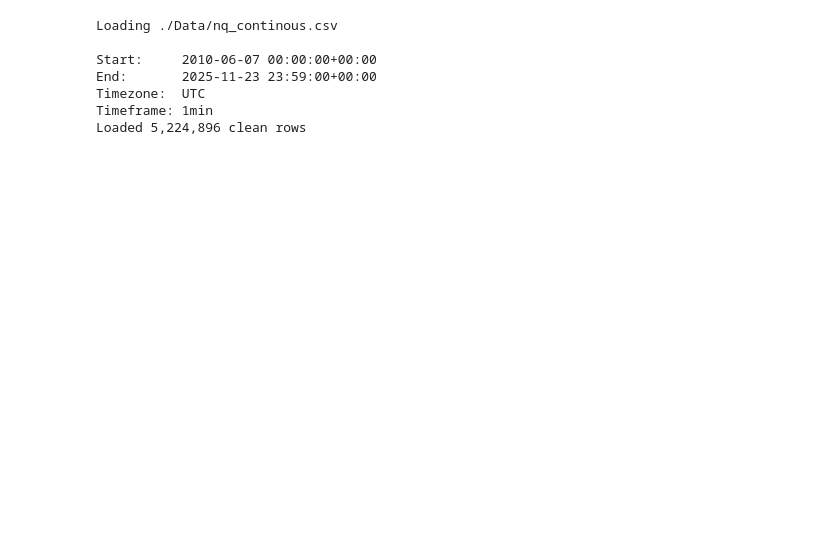
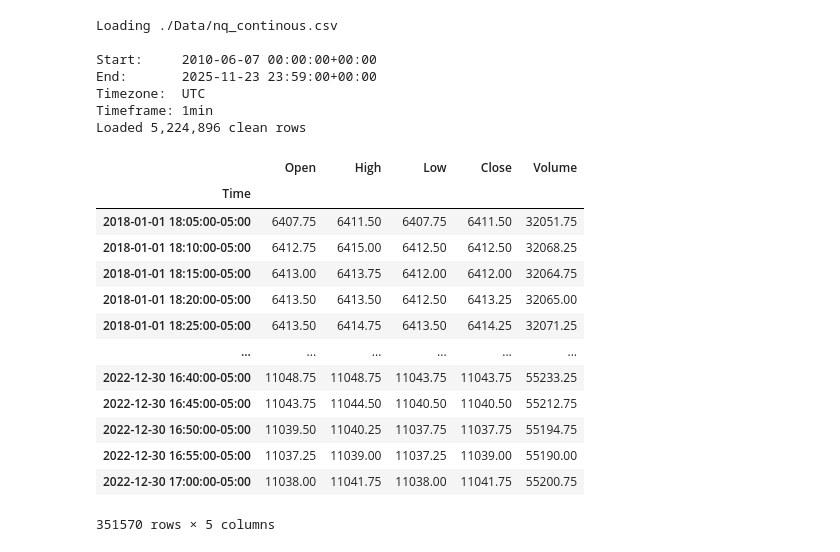
Before and after one commit to Rugbeatuno/RugbeatunoBacktestingSuite, a Jupyter notebook: ewmac8_32.ipynb, the cells around one changed output. Cells and saved outputs as stored; diff of their text form; code cells hidden in the pictures; blank space fills up the shorter version.

```diff
--- a/ewmac8_32.ipynb
+++ b/ewmac8_32.ipynb
@@ -7,19 +7,37 @@ import pandas_ta as ta
 from Engine.DataTimeseries import DataTimeseries
 from Engine.Backtester import Backtester
 # %%
-data = DataTimeseries('./Data/nq_continous.csv', 'NQ')
+data = DataTimeseries('./Data/nq_continous.csv')
 data.resample_data('5min')
 data.convert_timezone('America/New_York')
 
-df = data.get_ohlc_prices_series()
+data.slice(start_date=pd.Timestamp(year=2018, month=1, day=1))  # only include data after 2018
+IS_data, OOS_data = data.split(split_date=pd.Timestamp(year=2023, month=1, day=1))
+
+df = IS_data.get_ohlc_prices_series()
+df
 # %% [output]
 Loading ./Data/nq_continous.csv
 
 Start:     2010-06-07 00:00:00+00:00
 End:       2025-11-23 23:59:00+00:00
 Timezone:  UTC
 Timeframe: 1min
 Loaded 5,224,896 clean rows
+|  | Open | High | Low | Close | Volume |
+| Time |  |  |  |  |  |
+| 2018-01-01 18:05:00-05:00 | 6407.75 | 6411.50 | 6407.75 | 6411.50 | 32051.75 |
+| 2018-01-01 18:10:00-05:00 | 6412.75 | 6415.00 | 6412.50 | 6412.50 | 32068.25 |
+| 2018-01-01 18:15:00-05:00 | 6413.00 | 6413.75 | 6412.00 | 6412.00 | 32064.75 |
+| 2018-01-01 18:20:00-05:00 | 6413.50 | 6413.50 | 6412.50 | 6413.25 | 32065.00 |
+| 2018-01-01 18:25:00-05:00 | 6413.50 | 6414.75 | 6413.50 | 6414.25 | 32071.25 |
+| ... | ... | ... | ... | ... | ... |
+| 2022-12-30 16:40:00-05:00 | 11048.75 | 11048.75 | 11043.75 | 11043.75 | 55233.25 |
+| 2022-12-30 16:45:00-05:00 | 11043.75 | 11044.50 | 11040.50 | 11040.50 | 55212.75 |
+| 2022-12-30 16:50:00-05:00 | 11039.50 | 11040.25 | 11037.75 | 11037.75 | 55194.75 |
+| 2022-12-30 16:55:00-05:00 | 11037.25 | 11039.00 | 11037.25 | 11039.00 | 55190.00 |
+| 2022-12-30 17:00:00-05:00 | 11038.00 | 11041.75 | 11038.00 | 11041.75 | 55200.75 |
+351570 rows × 5 columns
 # %%
 df['8ema'] = ta.ema(df['Close'], length=8)
 df['32ema'] = ta.ema(df['Close'], length=32)
```
Also changed, not shown: parts of 1 cell of this notebook, 2 other files.
